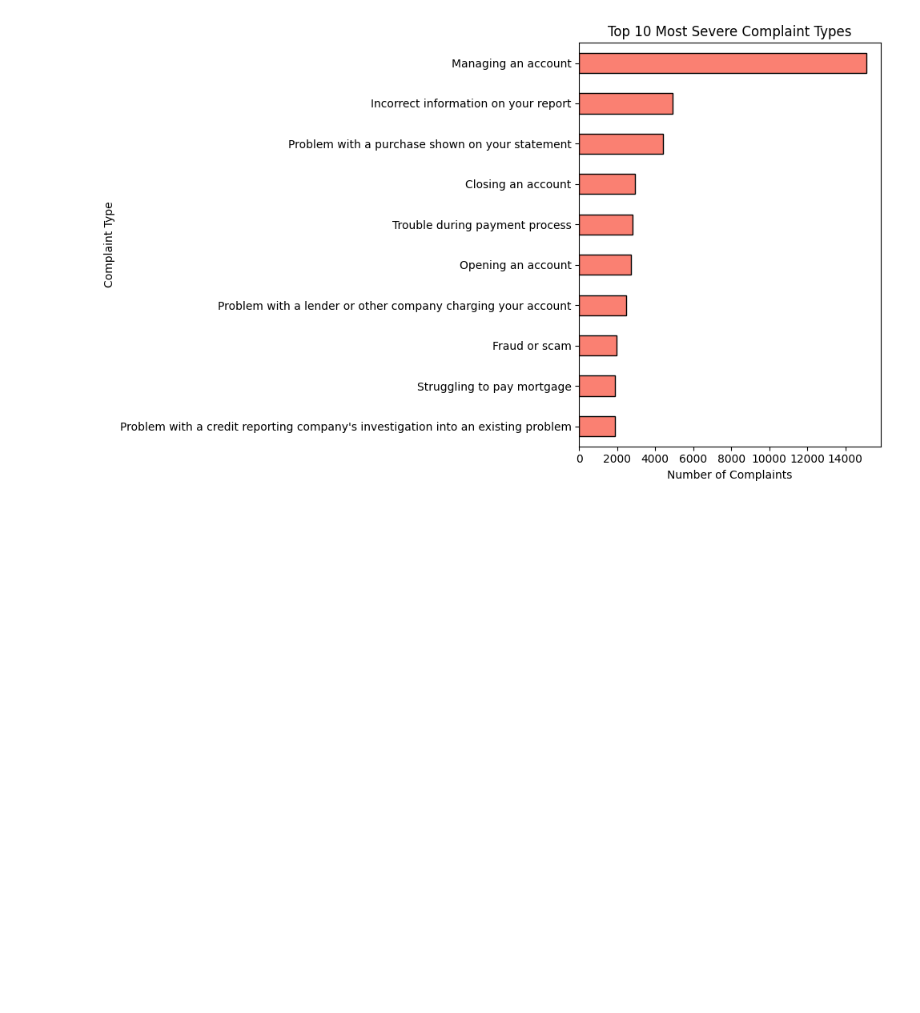
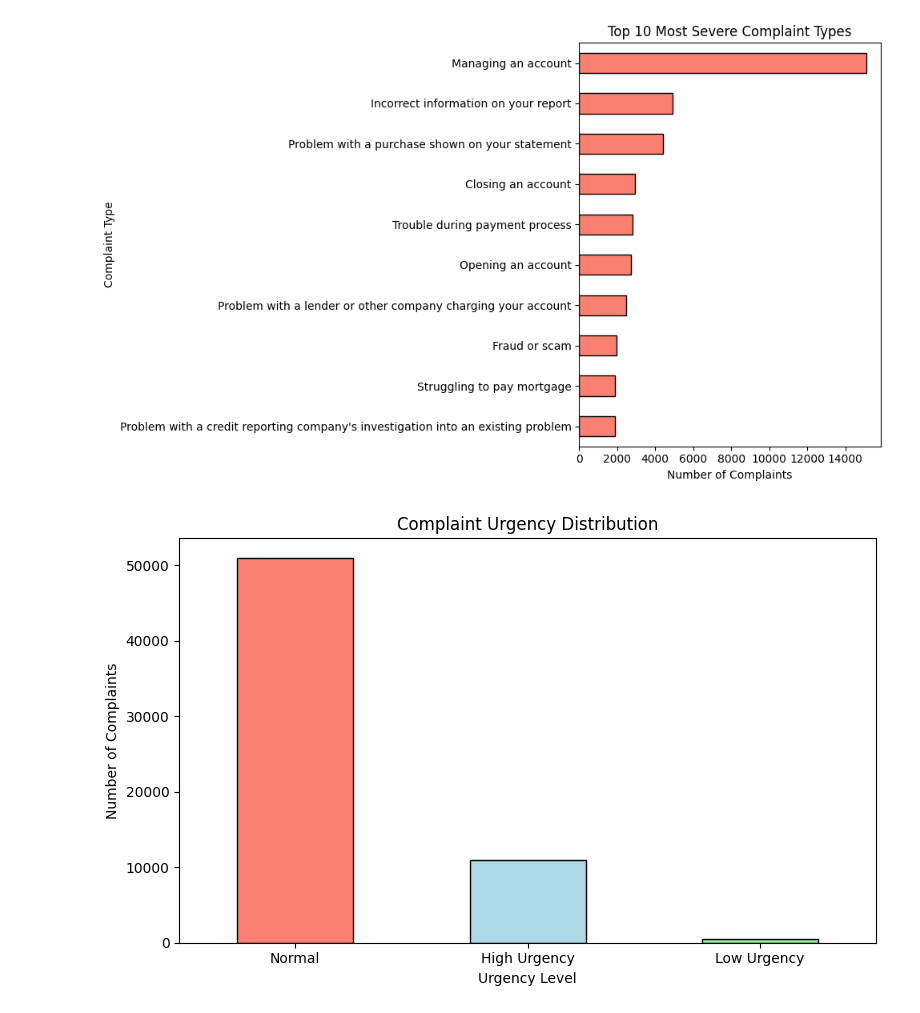
Before and after one commit to PurnaTejitha12/Automated-Customer-Complaint-Analyzer, a Jupyter notebook: NLP_Project.ipynb, the cells around one changed output. Drawn from its saved outputs; the diff is of its cells as text; code cells hidden in the pictures; blank space fills up the shorter version.

```diff
--- a/NLP_Project.ipynb
+++ b/NLP_Project.ipynb
@@ -422,3 +303,42 @@ plt.tight_layout()
 plt.show()
 # %% [output]
 [figure]
+# %%
+import pandas as pd
+import matplotlib.pyplot as plt
+
+# Example: load your dataset (update this path or dataframe name)
+# It must have a column like 'Complaint_Text' or 'Description'
+df = pd.read_excel('/content/Consumer_Complaints.xlsx')
+
+# Define urgency keyword lists
+highUrgencyKeywords = ['fraud', 'scam', 'incorrect', 'report', 'identity', 'theft', 'error', 'unauthorized', 'stolen', 'lost']
+lowUrgencyKeywords = ['information', 'status', 'notification', 'request']
+
+# Function to classify complaint based on keywords
+def classify_complaint(text):
+    text = str(text).lower()
+    if any(word in text for word in highUrgencyKeywords):
+        return 'High Urgency'
+    elif any(word in text for word in lowUrgencyKeywords):
+        return 'Low Urgency'
+    else:
+        return 'Normal'
+
+# Apply classification
+df['Urgency'] = df['Issue'].apply(classify_complaint)
+
+# Count complaints by urgency type
+urgency_counts = df['Urgency'].value_counts()
+
+# Plot bar chart
+plt.figure(figsize=(8,5))
+urgency_counts.plot(kind='bar', color=['salmon', 'lightblue', 'lightgreen'], edgecolor='black')
+plt.title('Complaint Urgency Distribution')
+plt.xlabel('Urgency Level')
+plt.ylabel('Number of Complaints')
+plt.xticks(rotation=0)
+plt.tight_layout()
+plt.show()
+# %% [output]
+[figure, added]
```
Also changed, not shown: parts of 9 cells of this notebook.
